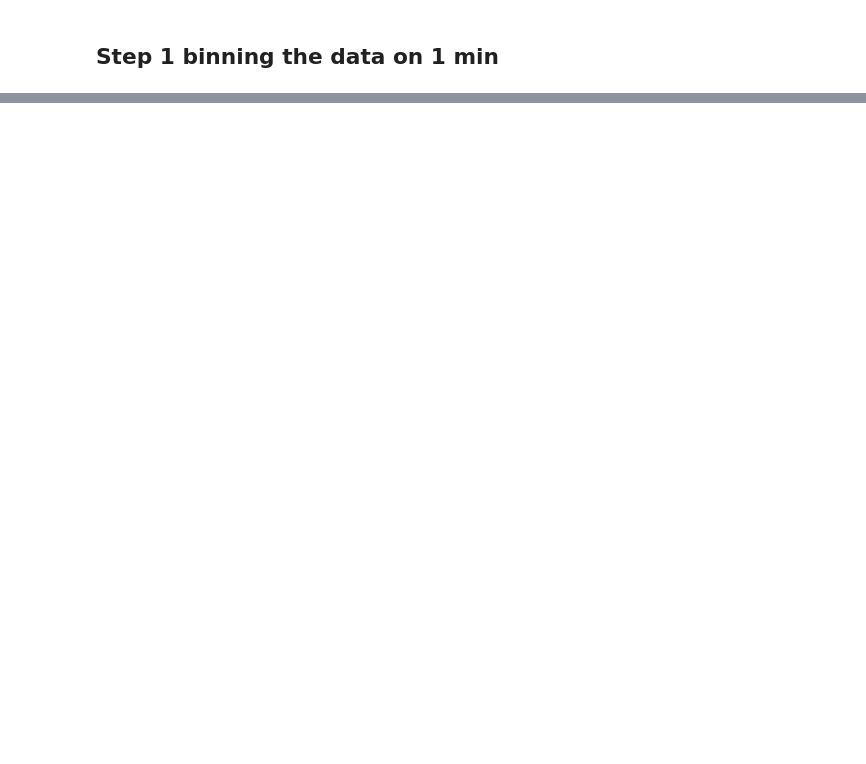
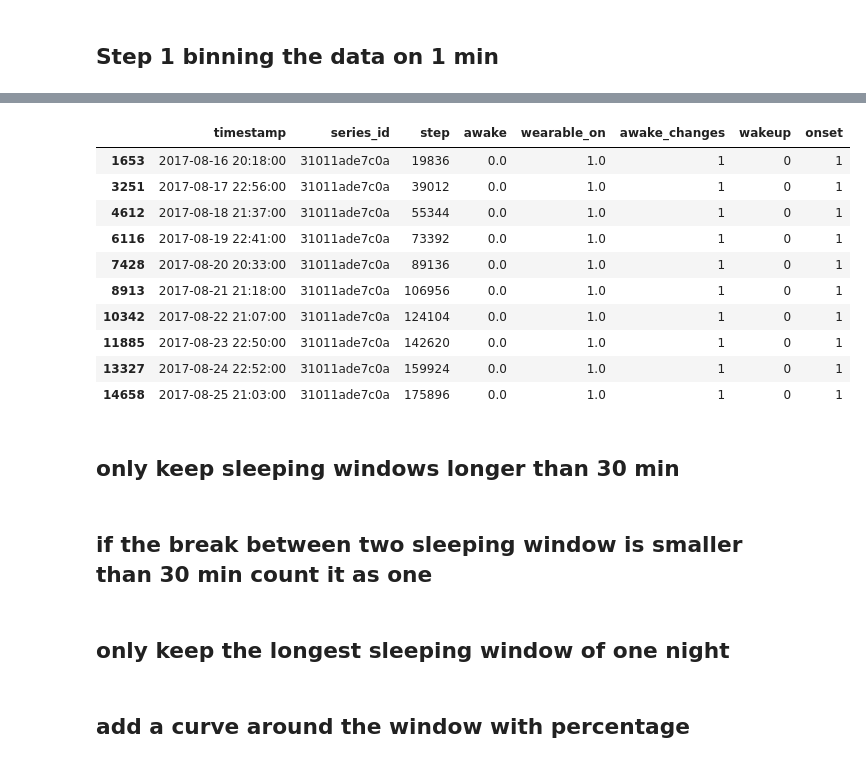
Before and after one commit to cedrege/AICH, a Jupyter notebook: code/rule-based-step.ipynb, the cells around one changed output, grey strips where cells are left out. Saved outputs shown, nothing was run; the diff lists cells and outputs as text; code cells hidden in the pictures; blank space fills up the shorter version.

Commit message:
first steps of the rule based approach

```diff
--- a/code/rule-based-step.ipynb
+++ b/code/rule-based-step.ipynb
@@ -11,0 +88,4 @@ TypeError: read_parquet() missing 1 required positional argument: 'path'
+# %%
+sample = sample.reset_index()
+sample= sample[['step', 'awake', 'wearable_on', 'series_id', 'timestamp']]
+sample.head(3)
@@ -11,0 +114,2 @@ TypeError: read_parquet() missing 1 required positional argument: 'path'
+# %%
+sample.loc[sample['wearable_on'] == 0.0, 'awake'] = 3
@@ -12,10 +129,14 @@ TypeError: read_parquet() missing 1 required positional argument: 'path'
 # %% [markdown]
 ## Step 1 binning the data on 1 min
 # %%
+# gets the most often occured value
+custom_agg_function = lambda x: x.value_counts().idxmax()
+
 # bin the serie dataframe
-subset_serie = subset_serie.resample(bin_size, on='timestamp').agg({
-    'anglez': 'mean',
-    'enmo': 'mean',
+bin_size = '1Min'
+new = sample.resample(bin_size, on='timestamp').agg({
     'series_id': 'first',
-    'step': 'first'
-    }).reset_index()
+    'step': 'first',
+    'awake': custom_agg_function,
+    'wearable_on': custom_agg_function
+}).reset_index()
@@ -21,0 +170,3 @@ subset_serie = subset_serie.resample(bin_size, on='timestamp').agg({
+# %%
+new['awake_changes'] = new['awake'].diff().ne(0).astype(int)
+new.head(3)
@@ -21,0 +246,22 @@ subset_serie = subset_serie.resample(bin_size, on='timestamp').agg({
+# %%
+new[new['onset'] == 1]
+# %% [output]
+|  | timestamp | series_id | step | awake | wearable_on | awake_changes | wakeup | onset |
+| 1653 | 2017-08-16 20:18:00 | 31011ade7c0a | 19836 | 0.0 | 1.0 | 1 | 0 | 1 |
+| 3251 | 2017-08-17 22:56:00 | 31011ade7c0a | 39012 | 0.0 | 1.0 | 1 | 0 | 1 |
+| 4612 | 2017-08-18 21:37:00 | 31011ade7c0a | 55344 | 0.0 | 1.0 | 1 | 0 | 1 |
+| 6116 | 2017-08-19 22:41:00 | 31011ade7c0a | 73392 | 0.0 | 1.0 | 1 | 0 | 1 |
+| 7428 | 2017-08-20 20:33:00 | 31011ade7c0a | 89136 | 0.0 | 1.0 | 1 | 0 | 1 |
+| 8913 | 2017-08-21 21:18:00 | 31011ade7c0a | 106956 | 0.0 | 1.0 | 1 | 0 | 1 |
+| 10342 | 2017-08-22 21:07:00 | 31011ade7c0a | 124104 | 0.0 | 1.0 | 1 | 0 | 1 |
+| 11885 | 2017-08-23 22:50:00 | 31011ade7c0a | 142620 | 0.0 | 1.0 | 1 | 0 | 1 |
+| 13327 | 2017-08-24 22:52:00 | 31011ade7c0a | 159924 | 0.0 | 1.0 | 1 | 0 | 1 |
+| 14658 | 2017-08-25 21:03:00 | 31011ade7c0a | 175896 | 0.0 | 1.0 | 1 | 0 | 1 |
+# %% [markdown]
+## only keep sleeping windows longer than 30 min
+# %% [markdown]
+## if the break between two sleeping window is smaller than 30 min count it as one
+# %% [markdown]
+## only keep the longest sleeping window of one night
+# %% [markdown]
+## add a curve around the window with percentage
```
Also changed, not shown: parts of 36 cells of this notebook.
